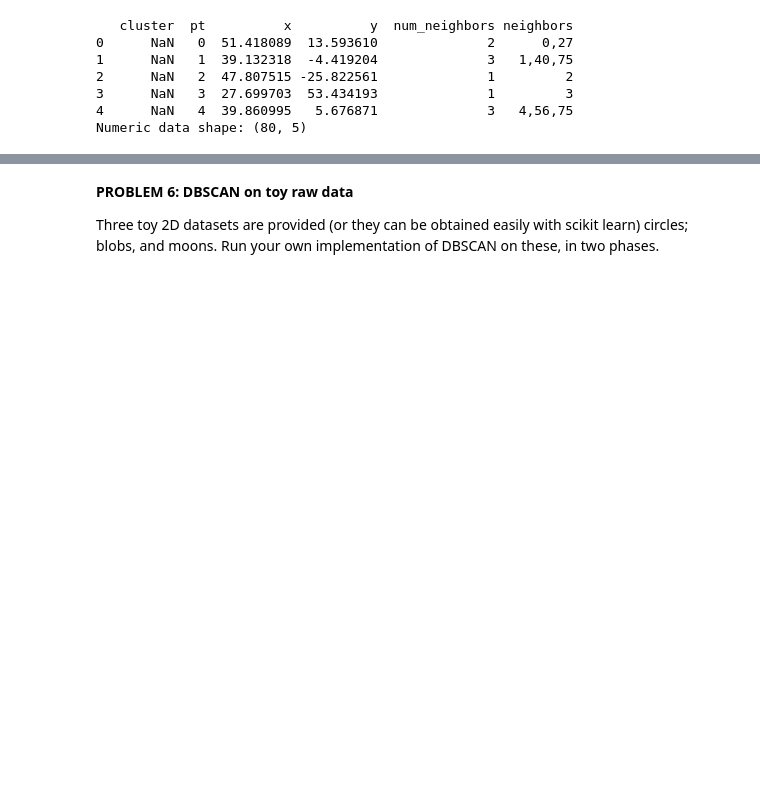
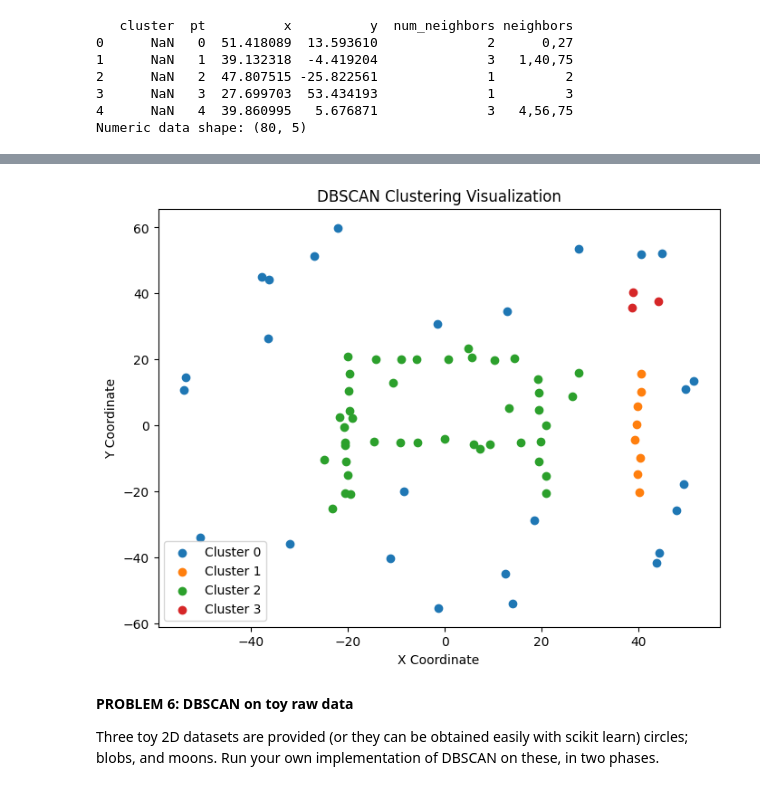
Before and after one commit to HalgasAdrian/CS5230-Coursework, a Jupyter notebook: HW2B Clustering DBSCAN, Hierarchical Clustering.ipynb, the cells around one changed output, grey strips where cells are left out. Saved outputs shown, nothing was run; the diff lists cells and outputs as text; code cells hidden in the pictures; blank space fills up the shorter version.

```diff
--- a/HW2B Clustering DBSCAN, Hierarchical Clustering.ipynb
+++ b/HW2B Clustering DBSCAN, Hierarchical Clustering.ipynb
@@ -37,0 +79,17 @@ Numeric data shape: (80, 5)
+# %%
+# DBSCAN Algorithm
+for index, row in data.iterrows():
+    if data.at[index, 'cluster'] is not None:  # Skip if already assigned
+        continue
+
+    num_neighbors = row['num_neighbors']
+
+    if num_neighbors < minPts:
+        data.at[index, 'cluster'] = noise  # Mark as noise (outlier)
+    else:
+        current_cluster += 1  # Create a new cluster
+        data.at[index, 'cluster'] = current_cluster  # Assign cluster
+        expand_cluster(index, current_cluster)  # Expand cluster
+
+# Display the final clustered data
+display(data)
@@ -38,3 +110,20 @@ Numeric data shape: (80, 5)
+# %%
+# Scatter plot of clusters
+plt.figure(figsize=(8,6))
+
+# Plot each cluster with a different color
+for cluster_id in data['cluster'].unique():
+    cluster_points = data[data['cluster'] == cluster_id]
+    plt.scatter(cluster_points['x'], cluster_points['y'], label=f"Cluster {cluster_id}")
+
+# Formatting
+plt.xlabel('X Coordinate')
+plt.ylabel('Y Coordinate')
+plt.title('DBSCAN Clustering Visualization')
+plt.legend()
+plt.show()
+# %% [output]
+[figure, added]
 # %% [markdown]
 **PROBLEM 6: DBSCAN on toy raw data**
 
```
Also changed, not shown: parts of 5 cells of this notebook.
